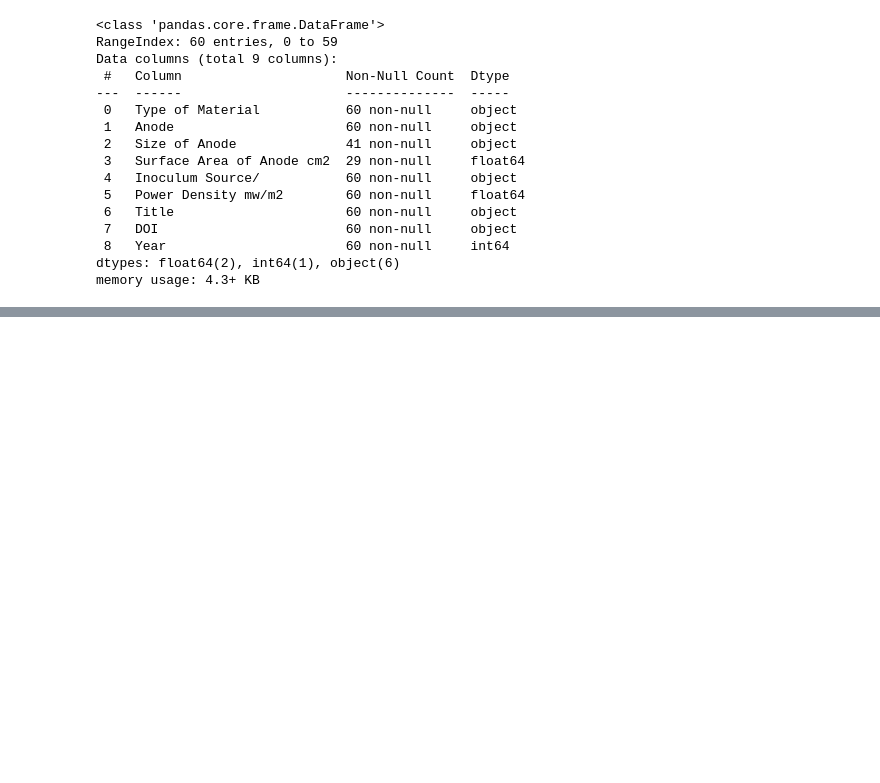
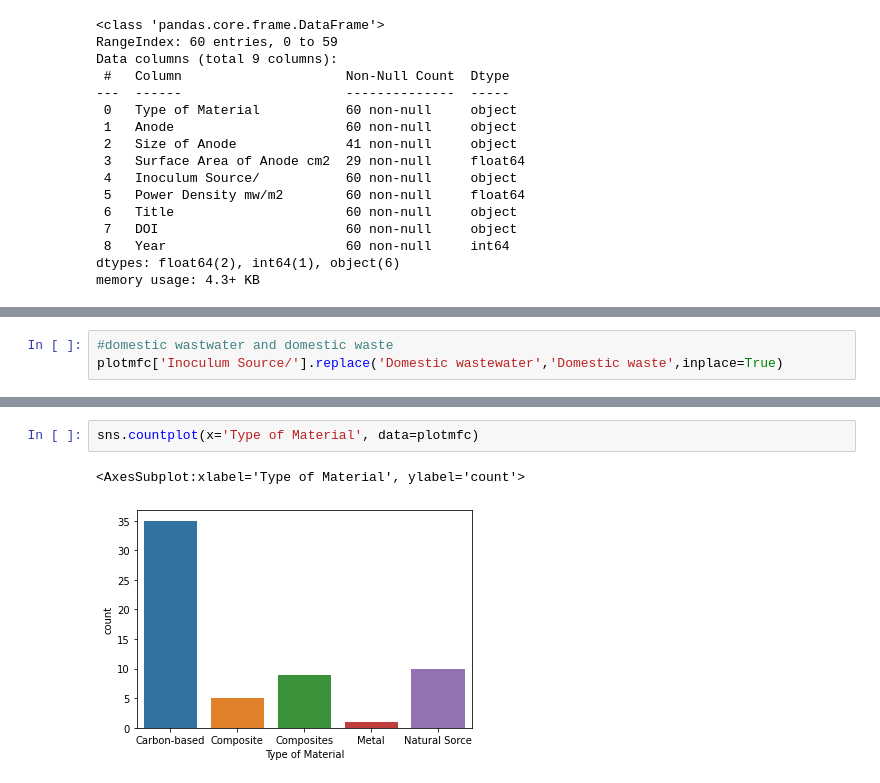
Before and after one commit to pedrohrosabraun/MFC-and-references, a Jupyter notebook: EDA.ipynb, the cells around one changed output, grey strips where cells are left out. Drawn from its saved outputs; the diff is of its cells as text; blank space fills up the shorter version.

```diff
--- a/EDA.ipynb
+++ b/EDA.ipynb
@@ -28,0 +70,3 @@ memory usage: 4.3+ KB
+# %%
+#domestic wastwater and domestic waste
+plotmfc['Inoculum Source/'].replace('Domestic wastewater','Domestic waste',inplace=True)
@@ -28,0 +100,5 @@ memory usage: 4.3+ KB
+# %%
+sns.countplot(x='Type of Material', data=plotmfc)
+# %% [output]
+<AxesSubplot:xlabel='Type of Material', ylabel='count'>
+[figure, added]
```
Also changed, not shown: parts of 6 cells of this notebook.
